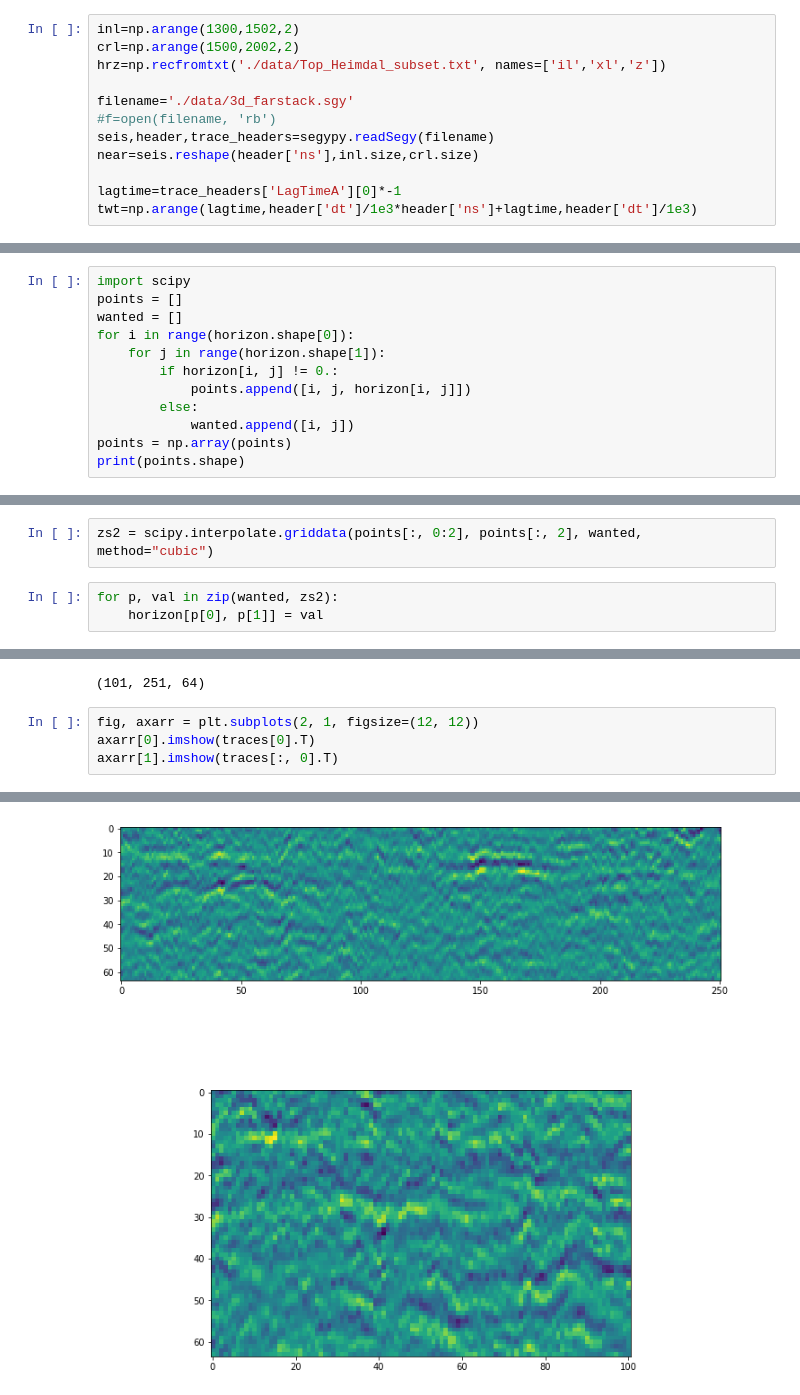
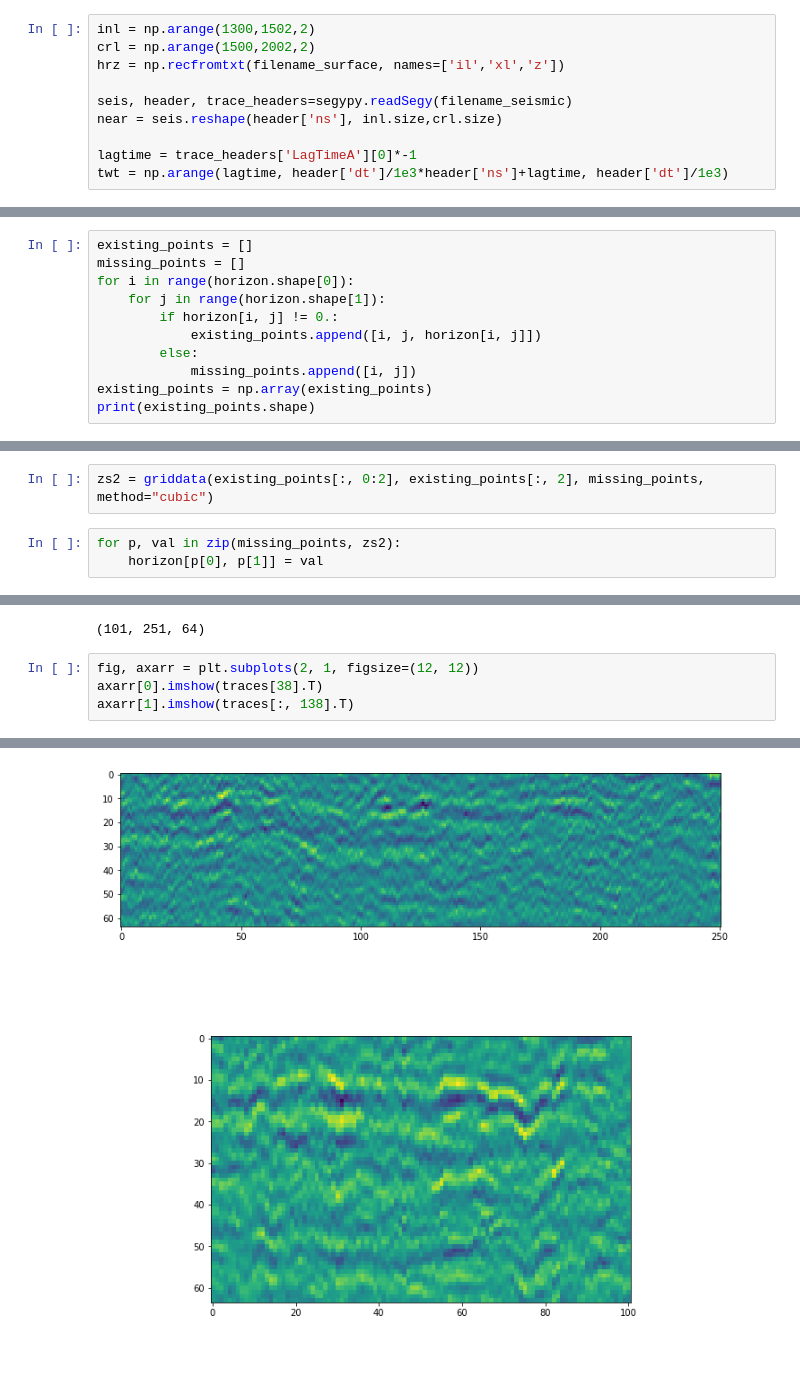
Before and after one commit to LukasMosser/ASAP, a Jupyter notebook: Lukas/Far Stack Preprocessing.ipynb, the cells around one changed output, grey strips where cells are left out. Drawn from its saved outputs; the diff is of its cells as text; blank space fills up the shorter version.

```diff
--- a/Lukas/Far Stack Preprocessing.ipynb
+++ b/Lukas/Far Stack Preprocessing.ipynb
@@ -19,15 +13,13 @@ SegyPY0.57:  getSegyHeader : succesfully read ./data/3d_nearstack.sgy
 # %%
-inl=np.arange(1300,1502,2)
-crl=np.arange(1500,2002,2)
-hrz=np.recfromtxt('./data/Top_Heimdal_subset.txt', names=['il','xl','z'])
+inl = np.arange(1300,1502,2)
+crl = np.arange(1500,2002,2)
+hrz = np.recfromtxt(filename_surface, names=['il','xl','z'])
 
-filename='./data/3d_farstack.sgy'
-#f=open(filename, 'rb')
-seis,header,trace_headers=segypy.readSegy(filename)
-near=seis.reshape(header['ns'],inl.size,crl.size)
+seis, header, trace_headers=segypy.readSegy(filename_seismic)
+near = seis.reshape(header['ns'], inl.size,crl.size)
 
-lagtime=trace_headers['LagTimeA'][0]*-1
-twt=np.arange(lagtime,header['dt']/1e3*header['ns']+lagtime,header['dt']/1e3)
+lagtime = trace_headers['LagTimeA'][0]*-1
+twt = np.arange(lagtime, header['dt']/1e3*header['ns']+lagtime, header['dt']/1e3)
 # %% [output]
 SegyPY0.57:  readSegy : Trying to read ./data/3d_farstack.sgy
 SegyPY0.57:  getSegyHeader : succesfully read ./data/3d_farstack.sgy
@@ -107,22 +47,21 @@ print(horizon[:, 0])
 [figure]
 # %%
-import scipy
-points = []
-wanted = []
+existing_points = []
+missing_points = []
 for i in range(horizon.shape[0]):
     for j in range(horizon.shape[1]):
         if horizon[i, j] != 0.:
-            points.append([i, j, horizon[i, j]])
+            existing_points.append([i, j, horizon[i, j]])
         else:
-            wanted.append([i, j])
-points = np.array(points)
-print(points.shape)
+            missing_points.append([i, j])
+existing_points = np.array(existing_points)
+print(existing_points.shape)
 # %% [output]
 (12801, 3)
 # %%
-zs2 = scipy.interpolate.griddata(points[:, 0:2], points[:, 2], wanted, method="cubic")
+zs2 = griddata(existing_points[:, 0:2], existing_points[:, 2], missing_points, method="cubic")
 # %%
-for p, val in zip(wanted, zs2):
+for p, val in zip(missing_points, zs2):
     horizon[p[0], p[1]] = val
 # %%
 fig, ax = plt.subplots(1, 1, figsize=(12, 12))
@@ -197,9 +111,9 @@ print(traces.shape)
 (101, 251, 64)
 # %%
 fig, axarr = plt.subplots(2, 1, figsize=(12, 12))
-axarr[0].imshow(traces[0].T)
-axarr[1].imshow(traces[:, 0].T)
+axarr[0].imshow(traces[38].T)
+axarr[1].imshow(traces[:, 138].T)
 # %% [output]
 <matplotlib.image.AxesImage at 0x...>
-[figure, old version]
+[figure, new version]
 # %%
```
Also changed, not shown: parts of 13 cells of this notebook.
